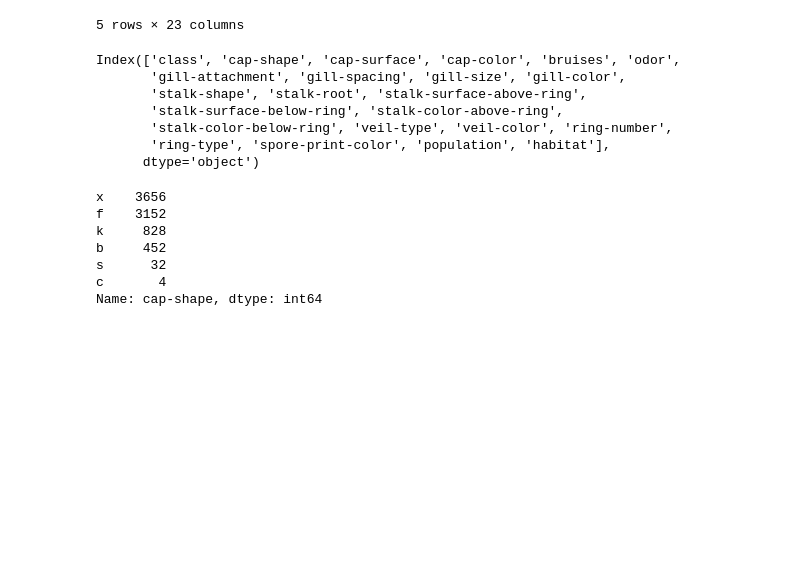
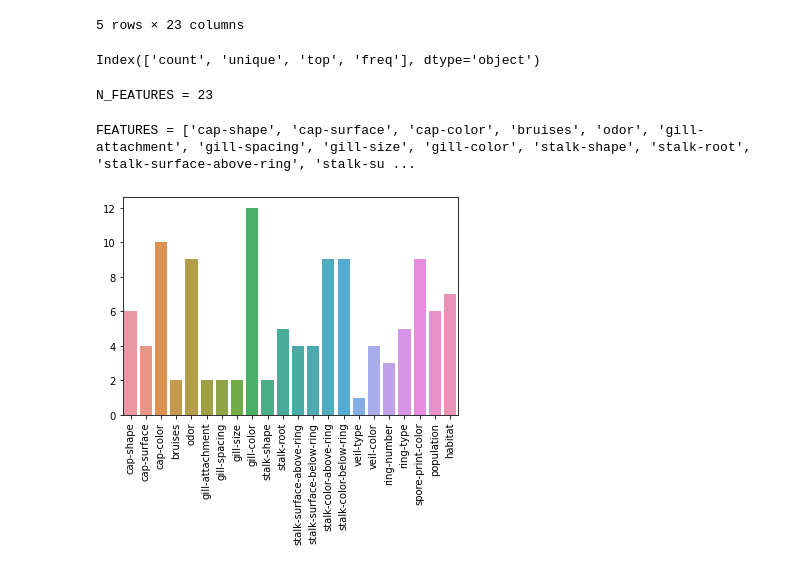
Before and after one commit to RaulRPrado/Mushroom-Kaggle, a Jupyter notebook: DataExploration.ipynb, the cells around one changed output. Saved outputs shown, nothing was run; the diff lists cells and outputs as text; code cells hidden in the pictures; blank space fills up the shorter version.

```diff
--- a/DataExploration.ipynb
+++ b/DataExploration.ipynb
@@ -14,23 +15,29 @@ data.head()
 | 3 | p | x | y | w | t | p | f | c | ... |
 | 4 | e | x | s | g | f | n | f | w | ... |
 5 rows × 23 columns
+# %%
+data_description = dict(data.describe())
+data_description['cap-shape'].keys()
+# %% [output]
+Index(['count', 'unique', 'top', 'freq'], dtype='object')
+# %%
+data['target'] = pd.get_dummies(data['class'], drop_first=True)['p']
 # %%
-data.columns
+N_FEATURES = len(data.columns) - 1
+print('N_FEATURES = {}'.format(N_FEATURES))
 # %% [output]
-Index(['class', 'cap-shape', 'cap-surface', 'cap-color', 'bruises', 'odor',
-       'gill-attachment', 'gill-spacing', 'gill-size', 'gill-color',
-       'stalk-shape', 'stalk-root', 'stalk-surface-above-ring',
-       'stalk-surface-below-ring', 'stalk-color-above-ring',
-       'stalk-color-below-ring', 'veil-type', 'veil-color', 'ring-number',
-       'ring-type', 'spore-print-color', 'population', 'habitat'],
-      dtype='object')
+N_FEATURES = 23
+# %%
+FEATURES = list(data.columns)
+FEATURES.remove('class')
+FEATURES.remove('target')
+print('FEATURES = {}'.format(FEATURES))
+# %% [output]
+FEATURES = ['cap-shape', 'cap-surface', 'cap-color', 'bruises', 'odor', 'gill-attachment', 'gill-spacing', 'gill-size', 'gill-color', 'stalk-shape', 'stalk-root', 'stalk-surface-above-ring', 'stalk-su ...
 # %%
-data['cap-shape'].value_counts()
+# Number of unique entries
+unique = [data_description[f]['unique'] for f in FEATURES]
+ax = sns.barplot(x=FEATURES, y=unique)
+plt.xticks(rotation=90);
 # %% [output]
-x    3656
-f    3152
-k     828
-b     452
-s      32
-c       4
-Name: cap-shape, dtype: int64
+[figure, added]
```
Also changed, not shown: parts of 30 cells of this notebook, 1 other file.
